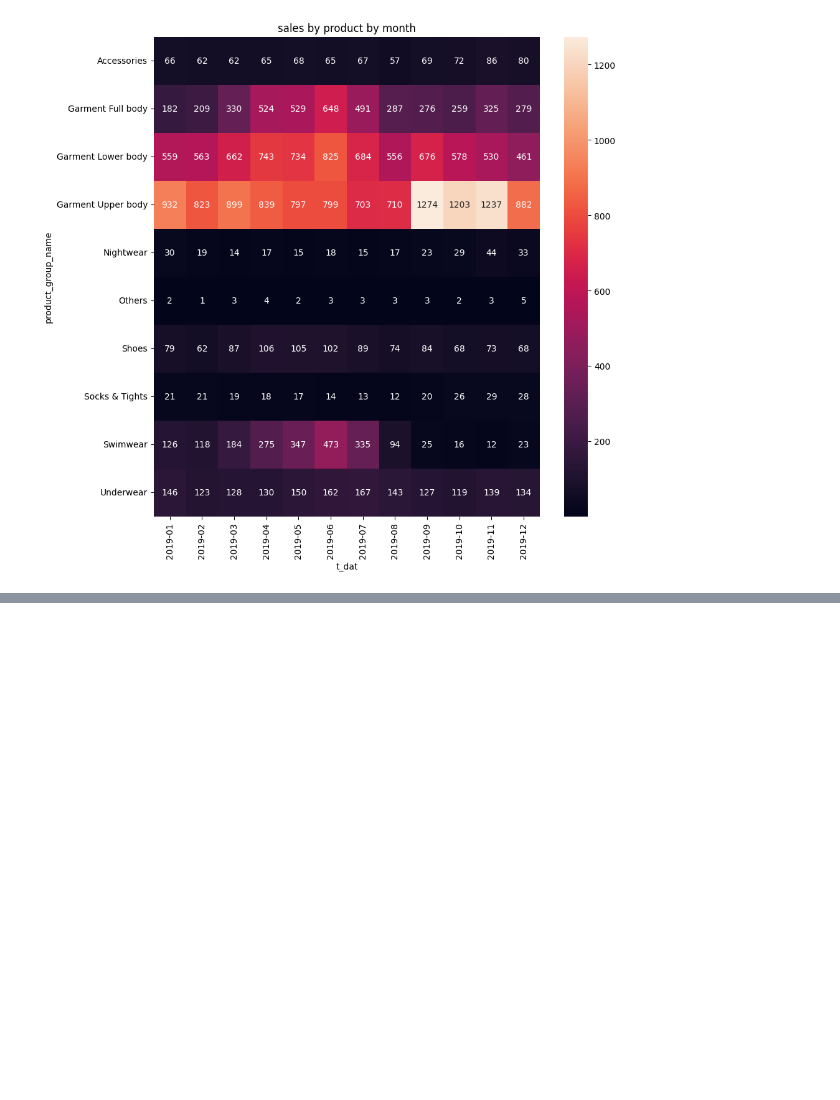
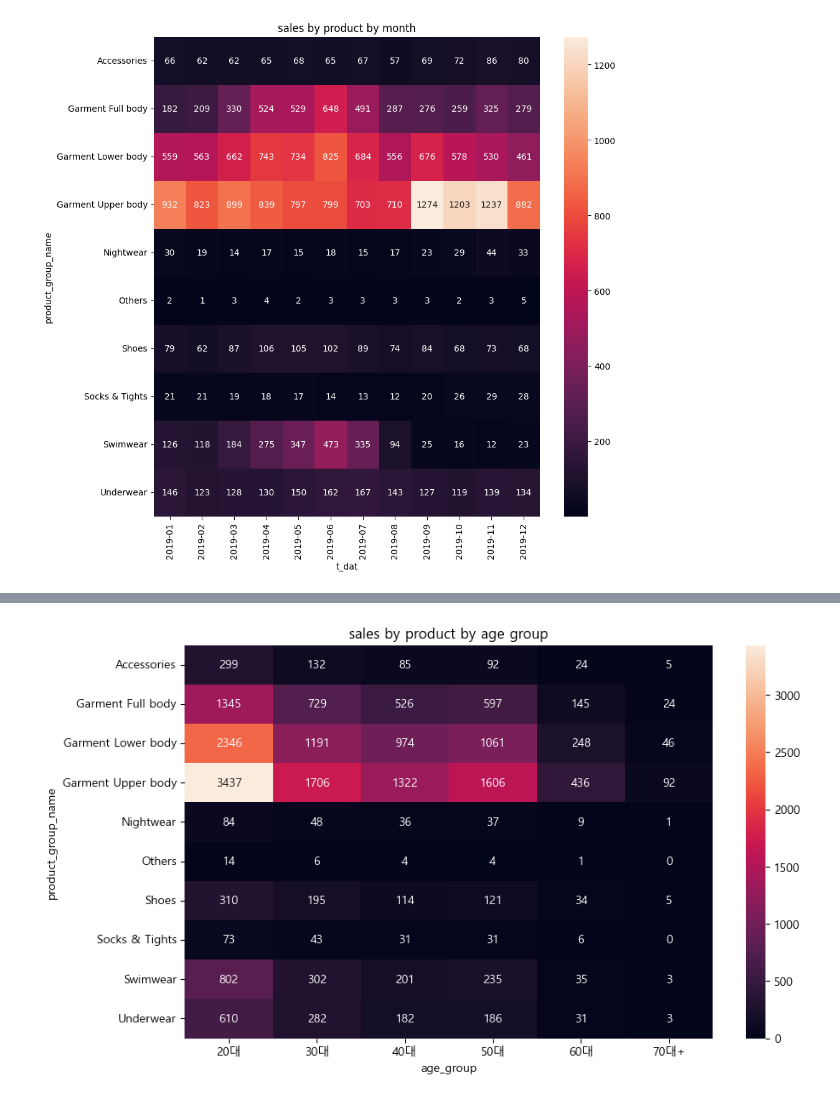
Before and after one commit to KyungminChang/4team-commerce-first-project, a Jupyter notebook: test.ipynb, the cells around one changed output, grey strips where cells are left out. Saved outputs shown, nothing was run; the diff lists cells and outputs as text; code cells hidden in the pictures; blank space fills up the shorter version.

```diff
--- a/test.ipynb
+++ b/test.ipynb
@@ -391,0 +410,22 @@ pv_aps
+# %%
+# 나이대별 제품군별 매출 총합 히트맵 제작
+# 나이대에 한글이 들어가있어 한글 폰트 불러옴
+# 이외엔 월별 제품군별 매출 총합 구할때와 동일
+import matplotlib.pyplot as plt
+import seaborn as sns
+import matplotlib.font_manager as fm
+
+candidates = ["Malgun Gothic", "맑은 고딕", "NanumGothic", "굴림", "Gulim"]
+installed = {f.name for f in fm.fontManager.ttflist}
+
+for font in candidates:
+    if font in installed:
+        plt.rcParams["font.family"] = font
+        break
+
+plt.figure(figsize = (10, 6))
+sale_heat = sns.heatmap(pv_aps, annot = True, fmt = "d")
+plt.title("sales by product by age group")
+plt.show()
+# %% [output]
+[figure, added]
```
Also changed, not shown: parts of 10 cells of this notebook.
